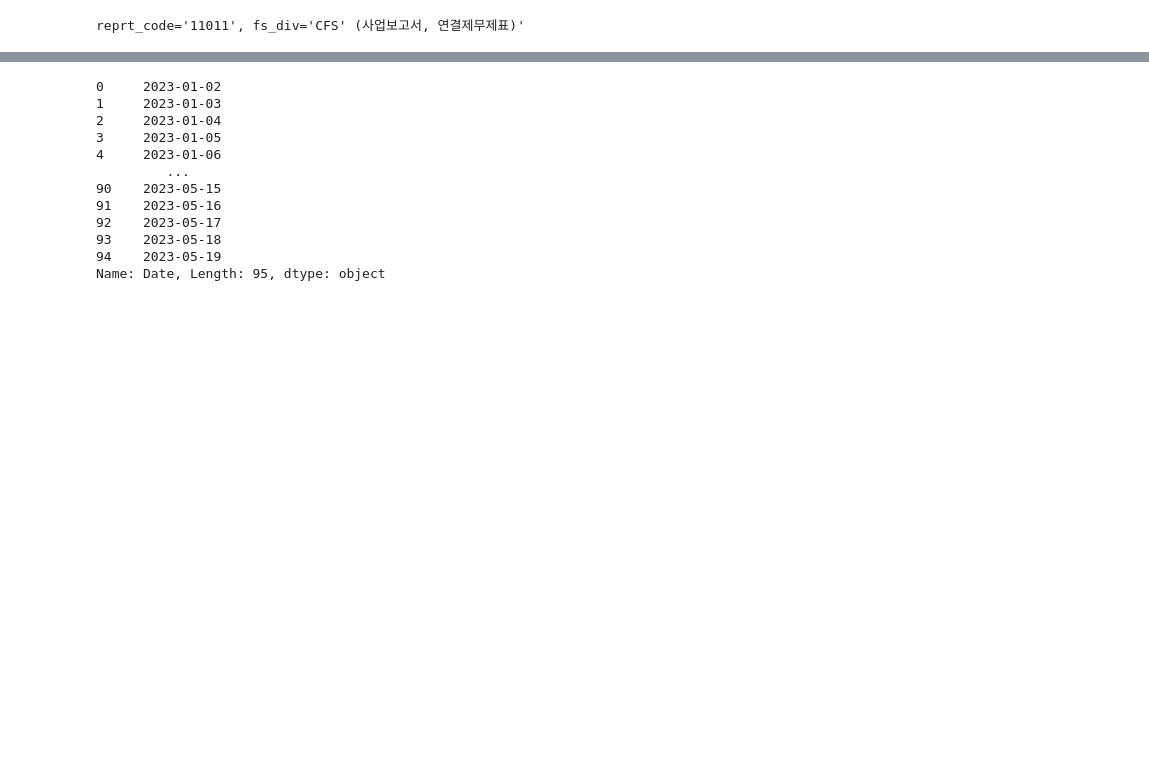
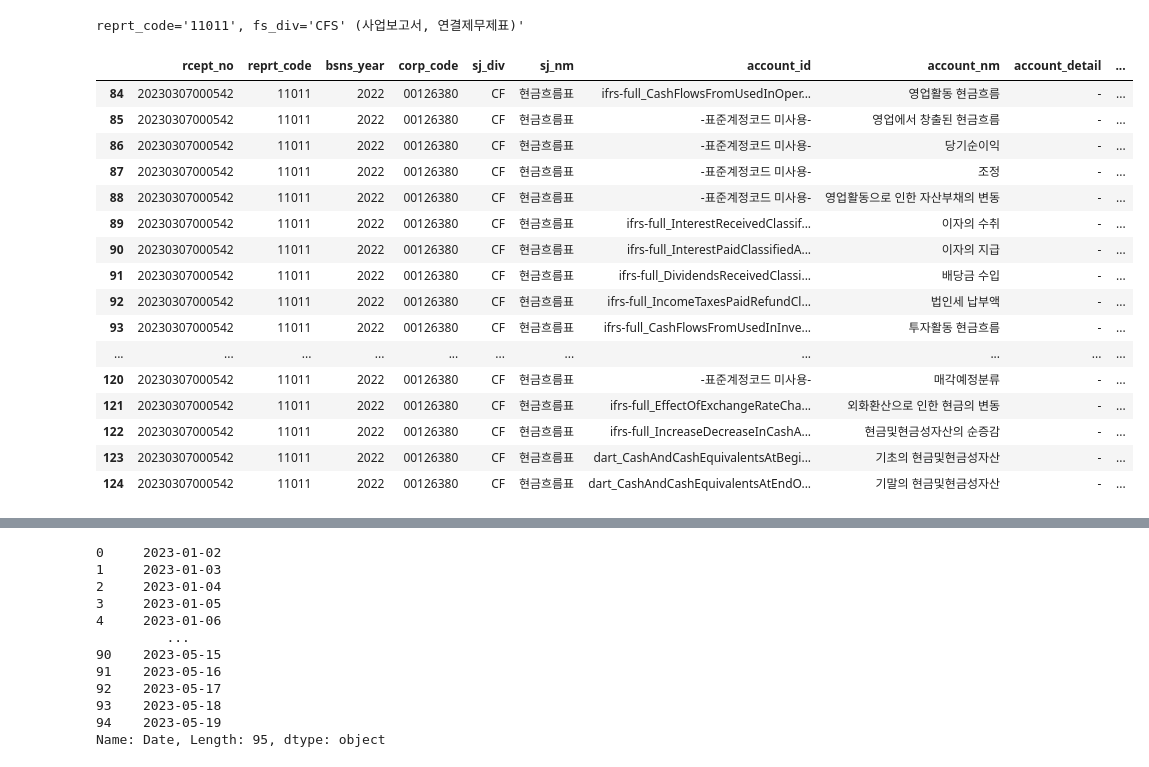
Before and after one commit to chickchop/algo_trader, a Jupyter notebook: algo/test.ipynb, the cells around one changed output, grey strips where cells are left out. Drawn from its saved outputs; the diff is of its cells as text; code cells hidden in the pictures; blank space fills up the shorter version.

```diff
--- a/algo/test.ipynb
+++ b/algo/test.ipynb
@@ -83,6 +83,26 @@ pd.DataFrame({'종목코드':['005930'], '종목명':['삼성전자'],
 corp_book = dart.finstate_all(corp=stock_list[0], bsns_year=2022, fs_div="CFS", reprt_code="11011")
 # %% [output]
 reprt_code='11011', fs_div='CFS' (사업보고서, 연결제무제표)'
+# %%
+corp_book[corp_book["sj_nm"].str.contains("현금")]
+# %% [output]
+|  | rcept_no | reprt_code | bsns_year | corp_code | sj_div | sj_nm | account_id | account_nm | account_detail | ... |
+| 84 | 20230307000542 | 11011 | 2022 | 00126380 | CF | 현금흐름표 | ifrs-full_CashFlowsFromUsedInOper... | 영업활동 현금흐름 | - | ... |
+| 85 | 20230307000542 | 11011 | 2022 | 00126380 | CF | 현금흐름표 | -표준계정코드 미사용- | 영업에서 창출된 현금흐름 | - | ... |
+| 86 | 20230307000542 | 11011 | 2022 | 00126380 | CF | 현금흐름표 | -표준계정코드 미사용- | 당기순이익 | - | ... |
+| 87 | 20230307000542 | 11011 | 2022 | 00126380 | CF | 현금흐름표 | -표준계정코드 미사용- | 조정 | - | ... |
+| 88 | 20230307000542 | 11011 | 2022 | 00126380 | CF | 현금흐름표 | -표준계정코드 미사용- | 영업활동으로 인한 자산부채의 변동 | - | ... |
+| 89 | 20230307000542 | 11011 | 2022 | 00126380 | CF | 현금흐름표 | ifrs-full_InterestReceivedClassif... | 이자의 수취 | - | ... |
+| 90 | 20230307000542 | 11011 | 2022 | 00126380 | CF | 현금흐름표 | ifrs-full_InterestPaidClassifiedA... | 이자의 지급 | - | ... |
+| 91 | 20230307000542 | 11011 | 2022 | 00126380 | CF | 현금흐름표 | ifrs-full_DividendsReceivedClassi... | 배당금 수입 | - | ... |
+| 92 | 20230307000542 | 11011 | 2022 | 00126380 | CF | 현금흐름표 | ifrs-full_IncomeTaxesPaidRefundCl... | 법인세 납부액 | - | ... |
+| 93 | 20230307000542 | 11011 | 2022 | 00126380 | CF | 현금흐름표 | ifrs-full_CashFlowsFromUsedInInve... | 투자활동 현금흐름 | - | ... |
+| ... | ... | ... | ... | ... | ... | ... | ... | ... | ... | ... |
+| 120 | 20230307000542 | 11011 | 2022 | 00126380 | CF | 현금흐름표 | -표준계정코드 미사용- | 매각예정분류 | - | ... |
+| 121 | 20230307000542 | 11011 | 2022 | 00126380 | CF | 현금흐름표 | ifrs-full_EffectOfExchangeRateCha... | 외화환산으로 인한 현금의 변동 | - | ... |
+| 122 | 20230307000542 | 11011 | 2022 | 00126380 | CF | 현금흐름표 | ifrs-full_IncreaseDecreaseInCashA... | 현금및현금성자산의 순증감 | - | ... |
+| 123 | 20230307000542 | 11011 | 2022 | 00126380 | CF | 현금흐름표 | dart_CashAndCashEquivalentsAtBegi... | 기초의 현금및현금성자산 | - | ... |
+| 124 | 20230307000542 | 11011 | 2022 | 00126380 | CF | 현금흐름표 | dart_CashAndCashEquivalentsAtEndO... | 기말의 현금및현금성자산 | - | ... |
 # %%
 equity = int(corp_book.loc[corp_book['sj_div'].isin(['BS']) & corp_book['account_id'].isin(['ifrs-full_Equity']), 'thstrm_amount'].replace(",", "")) # 당기자본(자본총계)
 liability = int(corp_book.loc[corp_book['sj_div'].isin(['BS']) & corp_book['account_id'].isin(['ifrs-full_Liabilities']), 'thstrm_amount'].replace(",", "")) # 당기부채(부채총계)
```
Also changed, not shown: parts of 4 cells of this notebook, 4 other files.
